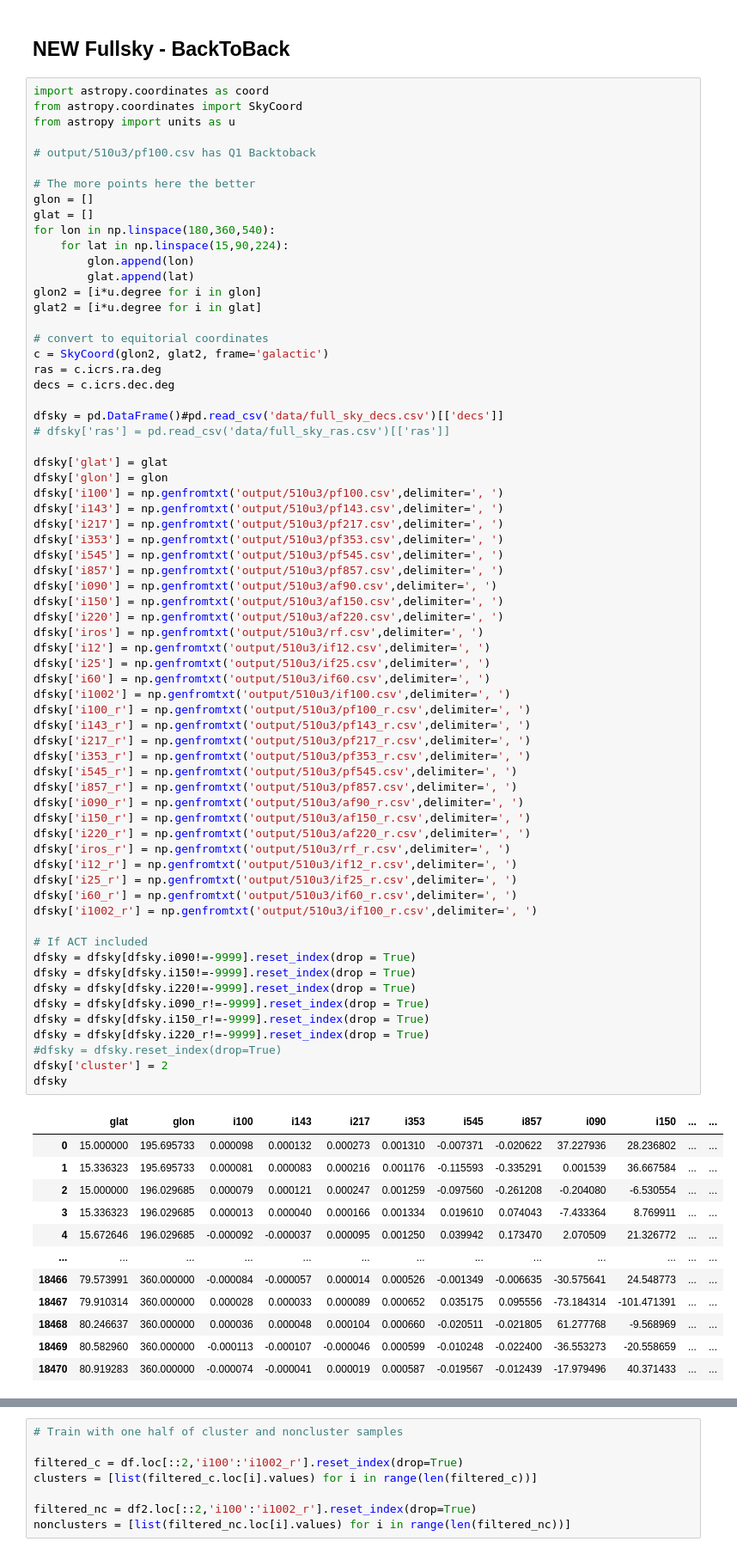
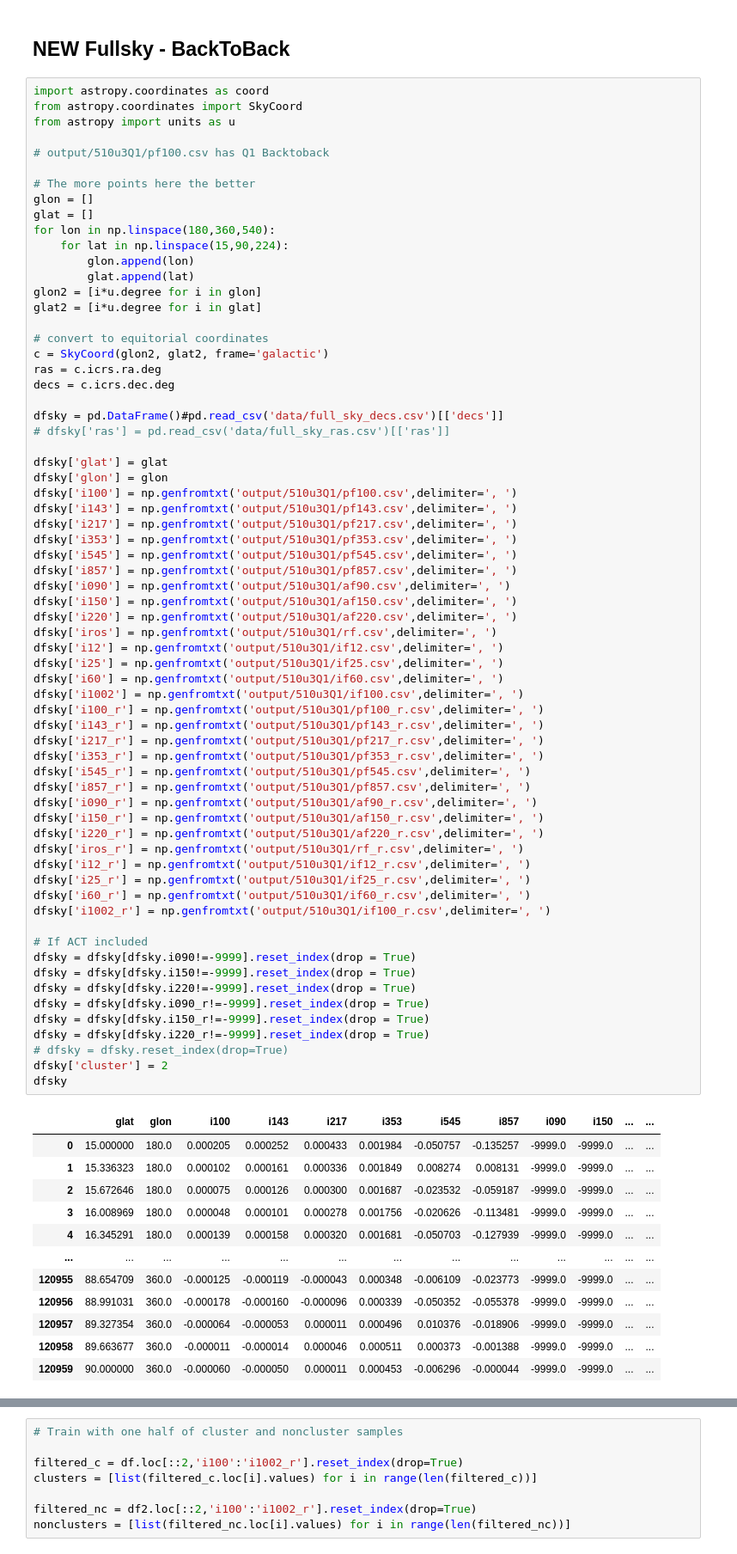
Before and after one commit to dchanda2002/MLCosmo, a Jupyter notebook: 3_run_fastmap.ipynb, the cells around one changed output, grey strips where cells are left out. Shown: that part at 86% size. Drawn from its saved outputs; the diff is of its cells as text.

```diff
--- a/3_run_fastmap.ipynb
+++ b/3_run_fastmap.ipynb
@@ -363,77 +363,77 @@ import astropy.coordinates as coord
 from astropy.coordinates import SkyCoord
 from astropy import units as u
 
-# output/510u3/pf100.csv has Q1 Backtoback
+# output/510u3Q1/pf100.csv has Q1 Backtoback
 
 # The more points here the better
 glon = []
 glat = []
 for lon in np.linspace(180,360,540):
     for lat in np.linspace(15,90,224):
         glon.append(lon)
         glat.append(lat)
 glon2 = [i*u.degree for i in glon]
 glat2 = [i*u.degree for i in glat]
 
 # convert to equitorial coordinates
 c = SkyCoord(glon2, glat2, frame='galactic')
 ras = c.icrs.ra.deg
 decs = c.icrs.dec.deg
 
 dfsky = pd.DataFrame()#pd.read_csv('data/full_sky_decs.csv')[['decs']]
 # dfsky['ras'] = pd.read_csv('data/full_sky_ras.csv')[['ras']]
 
 dfsky['glat'] = glat
 dfsky['glon'] = glon
-dfsky['i100'] = np.genfromtxt('output/510u3/pf100.csv',delimiter=', ')
-dfsky['i143'] = np.genfromtxt('output/510u3/pf143.csv',delimiter=', ')
-dfsky['i217'] = np.genfromtxt('output/510u3/pf217.csv',delimiter=', ')
-dfsky['i353'] = np.genfromtxt('output/510u3/pf353.csv',delimiter=', ')
-dfsky['i545'] = np.genfromtxt('output/510u3/pf545.csv',delimiter=', ')
-dfsky['i857'] = np.genfromtxt('output/510u3/pf857.csv',delimiter=', ')
-dfsky['i090'] = np.genfromtxt('output/510u3/af90.csv',delimiter=', ')
-dfsky['i150'] = np.genfromtxt('output/510u3/af150.csv',delimiter=', ')
-dfsky['i220'] = np.genfromtxt('output/510u3/af220.csv',delimiter=', ')
-dfsky['iros'] = np.genfromtxt('output/510u3/rf.csv',delimiter=', ')
-dfsky['i12'] = np.genfromtxt('output/510u3/if12.csv',delimiter=', ')
-dfsky['i25'] = np.genfromtxt('output/510u3/if25.csv',delimiter=', ')
-dfsky['i60'] = np.genfromtxt('output/510u3/if60.csv',delimiter=', ')
-dfsky['i1002'] = np.genfromtxt('output/510u3/if100.csv',delimiter=', ')
-dfsky['i100_r'] = np.genfromtxt('output/510u3/pf100_r.csv',delimiter=', ')
-dfsky['i143_r'] = np.genfromtxt('output/510u3/pf143_r.csv',delimiter=', ')
-dfsky['i217_r'] = np.genfromtxt('output/510u3/pf217_r.csv',delimiter=', ')
-dfsky['i353_r'] = np.genfromtxt('output/510u3/pf353_r.csv',delimiter=', ')
-dfsky['i545_r'] = np.genfromtxt('output/510u3/pf545.csv',delimiter=', ')
-dfsky['i857_r'] = np.genfromtxt('output/510u3/pf857.csv',delimiter=', ')
-dfsky['i090_r'] = np.genfromtxt('output/510u3/af90_r.csv',delimiter=', ')
-dfsky['i150_r'] = np.genfromtxt('output/510u3/af150_r.csv',delimiter=', ')
-dfsky['i220_r'] = np.genfromtxt('output/510u3/af220_r.csv',delimiter=', ')
-dfsky['iros_r'] = np.genfromtxt('output/510u3/rf_r.csv',delimiter=', ')
-dfsky['i12_r'] = np.genfromtxt('output/510u3/if12_r.csv',delimiter=', ')
-dfsky['i25_r'] = np.genfromtxt('output/510u3/if25_r.csv',delimiter=', ')
-dfsky['i60_r'] = np.genfromtxt('output/510u3/if60_r.csv',delimiter=', ')
-dfsky['i1002_r'] = np.genfromtxt('output/510u3/if100_r.csv',delimiter=', ')
+dfsky['i100'] = np.genfromtxt('output/510u3Q1/pf100.csv',delimiter=', ')
+dfsky['i143'] = np.genfromtxt('output/510u3Q1/pf143.csv',delimiter=', ')
+dfsky['i217'] = np.genfromtxt('output/510u3Q1/pf217.csv',delimiter=', ')
+dfsky['i353'] = np.genfromtxt('output/510u3Q1/pf353.csv',delimiter=', ')
+dfsky['i545'] = np.genfromtxt('output/510u3Q1/pf545.csv',delimiter=', ')
+dfsky['i857'] = np.genfromtxt('output/510u3Q1/pf857.csv',delimiter=', ')
+dfsky['i090'] = np.genfromtxt('output/510u3Q1/af90.csv',delimiter=', ')
+dfsky['i150'] = np.genfromtxt('output/510u3Q1/af150.csv',delimiter=', ')
+dfsky['i220'] = np.genfromtxt('output/510u3Q1/af220.csv',delimiter=', ')
+dfsky['iros'] = np.genfromtxt('output/510u3Q1/rf.csv',delimiter=', ')
+dfsky['i12'] = np.genfromtxt('output/510u3Q1/if12.csv',delimiter=', ')
+dfsky['i25'] = np.genfromtxt('output/510u3Q1/if25.csv',delimiter=', ')
+dfsky['i60'] = np.genfromtxt('output/510u3Q1/if60.csv',delimiter=', ')
+dfsky['i1002'] = np.genfromtxt('output/510u3Q1/if100.csv',delimiter=', ')
+dfsky['i100_r'] = np.genfromtxt('output/510u3Q1/pf100_r.csv',delimiter=', ')
+dfsky['i143_r'] = np.genfromtxt('output/510u3Q1/pf143_r.csv',delimiter=', ')
+dfsky['i217_r'] = np.genfromtxt('output/510u3Q1/pf217_r.csv',delimiter=', ')
+dfsky['i353_r'] = np.genfromtxt('output/510u3Q1/pf353_r.csv',delimiter=', ')
+dfsky['i545_r'] = np.genfromtxt('output/510u3Q1/pf545.csv',delimiter=', ')
+dfsky['i857_r'] = np.genfromtxt('output/510u3Q1/pf857.csv',delimiter=', ')
+dfsky['i090_r'] = np.genfromtxt('output/510u3Q1/af90_r.csv',delimiter=', ')
+dfsky['i150_r'] = np.genfromtxt('output/510u3Q1/af150_r.csv',delimiter=', ')
+dfsky['i220_r'] = np.genfromtxt('output/510u3Q1/af220_r.csv',delimiter=', ')
+dfsky['iros_r'] = np.genfromtxt('output/510u3Q1/rf_r.csv',delimiter=', ')
+dfsky['i12_r'] = np.genfromtxt('output/510u3Q1/if12_r.csv',delimiter=', ')
+dfsky['i25_r'] = np.genfromtxt('output/510u3Q1/if25_r.csv',delimiter=', ')
+dfsky['i60_r'] = np.genfromtxt('output/510u3Q1/if60_r.csv',delimiter=', ')
+dfsky['i1002_r'] = np.genfromtxt('output/510u3Q1/if100_r.csv',delimiter=', ')
 
 # If ACT included
 dfsky = dfsky[dfsky.i090!=-9999].reset_index(drop = True)
 dfsky = dfsky[dfsky.i150!=-9999].reset_index(drop = True)
 dfsky = dfsky[dfsky.i220!=-9999].reset_index(drop = True)
 dfsky = dfsky[dfsky.i090_r!=-9999].reset_index(drop = True)
 dfsky = dfsky[dfsky.i150_r!=-9999].reset_index(drop = True)
 dfsky = dfsky[dfsky.i220_r!=-9999].reset_index(drop = True)
-#dfsky = dfsky.reset_index(drop=True)
+# dfsky = dfsky.reset_index(drop=True)
 dfsky['cluster'] = 2
 dfsky
 # %% [output]
 |  | glat | glon | i100 | i143 | i217 | i353 | i545 | i857 | i090 | i150 | ... | ... |
-| 0 | 15.000000 | 195.695733 | 0.000098 | 0.000132 | 0.000273 | 0.001310 | -0.007371 | -0.020622 | 37.227936 | 28.236802 | ... | ... |
-| 1 | 15.336323 | 195.695733 | 0.000081 | 0.000083 | 0.000216 | 0.001176 | -0.115593 | -0.335291 | 0.001539 | 36.667584 | ... | ... |
-| 2 | 15.000000 | 196.029685 | 0.000079 | 0.000121 | 0.000247 | 0.001259 | -0.097560 | -0.261208 | -0.204080 | -6.530554 | ... | ... |
-| 3 | 15.336323 | 196.029685 | 0.000013 | 0.000040 | 0.000166 | 0.001334 | 0.019610 | 0.074043 | -7.433364 | 8.769911 | ... | ... |
-| 4 | 15.672646 | 196.029685 | -0.000092 | -0.000037 | 0.000095 | 0.001250 | 0.039942 | 0.173470 | 2.070509 | 21.326772 | ... | ... |
+| 0 | 15.000000 | 180.0 | 0.000205 | 0.000252 | 0.000433 | 0.001984 | -0.050757 | -0.135257 | -9999.0 | -9999.0 | ... | ... |
+| 1 | 15.336323 | 180.0 | 0.000102 | 0.000161 | 0.000336 | 0.001849 | 0.008274 | 0.008131 | -9999.0 | -9999.0 | ... | ... |
+| 2 | 15.672646 | 180.0 | 0.000075 | 0.000126 | 0.000300 | 0.001687 | -0.023532 | -0.059187 | -9999.0 | -9999.0 | ... | ... |
+| 3 | 16.008969 | 180.0 | 0.000048 | 0.000101 | 0.000278 | 0.001756 | -0.020626 | -0.113481 | -9999.0 | -9999.0 | ... | ... |
+| 4 | 16.345291 | 180.0 | 0.000139 | 0.000158 | 0.000320 | 0.001681 | -0.050703 | -0.127939 | -9999.0 | -9999.0 | ... | ... |
 | ... | ... | ... | ... | ... | ... | ... | ... | ... | ... | ... | ... | ... |
-| 18466 | 79.573991 | 360.000000 | -0.000084 | -0.000057 | 0.000014 | 0.000526 | -0.001349 | -0.006635 | -30.575641 | 24.548773 | ... | ... |
-| 18467 | 79.910314 | 360.000000 | 0.000028 | 0.000033 | 0.000089 | 0.000652 | 0.035175 | 0.095556 | -73.184314 | -101.471391 | ... | ... |
-| 18468 | 80.246637 | 360.000000 | 0.000036 | 0.000048 | 0.000104 | 0.000660 | -0.020511 | -0.021805 | 61.277768 | -9.568969 | ... | ... |
-| 18469 | 80.582960 | 360.000000 | -0.000113 | -0.000107 | -0.000046 | 0.000599 | -0.010248 | -0.022400 | -36.553273 | -20.558659 | ... | ... |
-| 18470 | 80.919283 | 360.000000 | -0.000074 | -0.000041 | 0.000019 | 0.000587 | -0.019567 | -0.012439 | -17.979496 | 40.371433 | ... | ... |
+| 120955 | 88.654709 | 360.0 | -0.000125 | -0.000119 | -0.000043 | 0.000348 | -0.006109 | -0.023773 | -9999.0 | -9999.0 | ... | ... |
+| 120956 | 88.991031 | 360.0 | -0.000178 | -0.000160 | -0.000096 | 0.000339 | -0.050352 | -0.055378 | -9999.0 | -9999.0 | ... | ... |
+| 120957 | 89.327354 | 360.0 | -0.000064 | -0.000053 | 0.000011 | 0.000496 | 0.010376 | -0.018906 | -9999.0 | -9999.0 | ... | ... |
+| 120958 | 89.663677 | 360.0 | -0.000011 | -0.000014 | 0.000046 | 0.000511 | 0.000373 | -0.001388 | -9999.0 | -9999.0 | ... | ... |
+| 120959 | 90.000000 | 360.0 | -0.000060 | -0.000050 | 0.000011 | 0.000453 | -0.006296 | -0.000044 | -9999.0 | -9999.0 | ... | ... |
```
Also changed, not shown: parts of 16 cells of this notebook, 1 other file.
